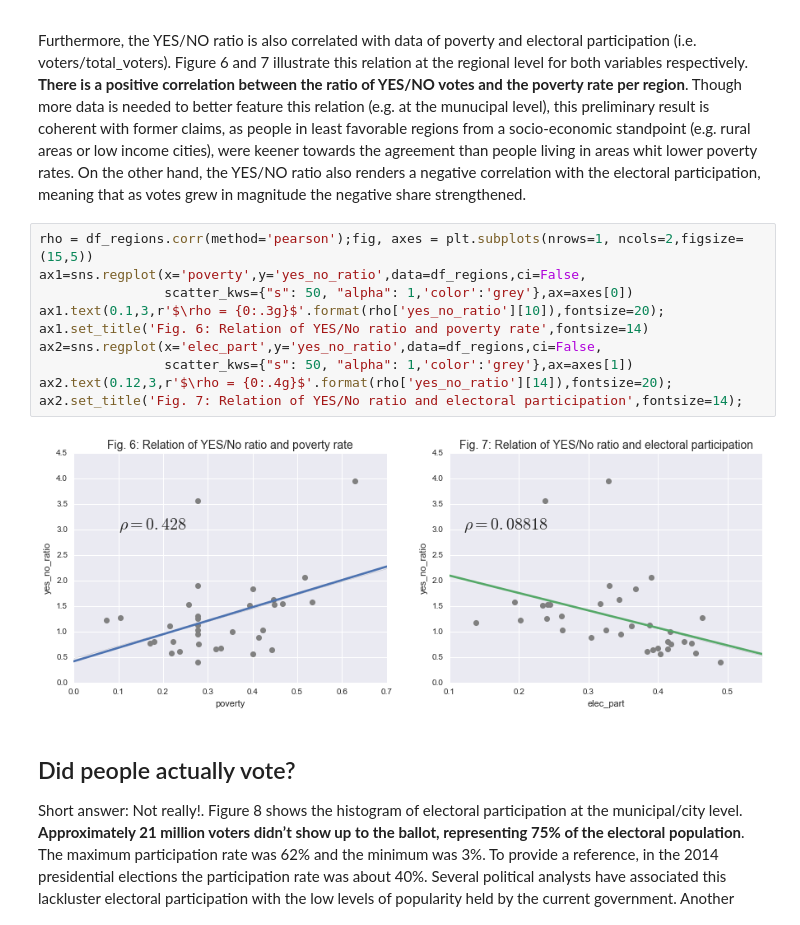
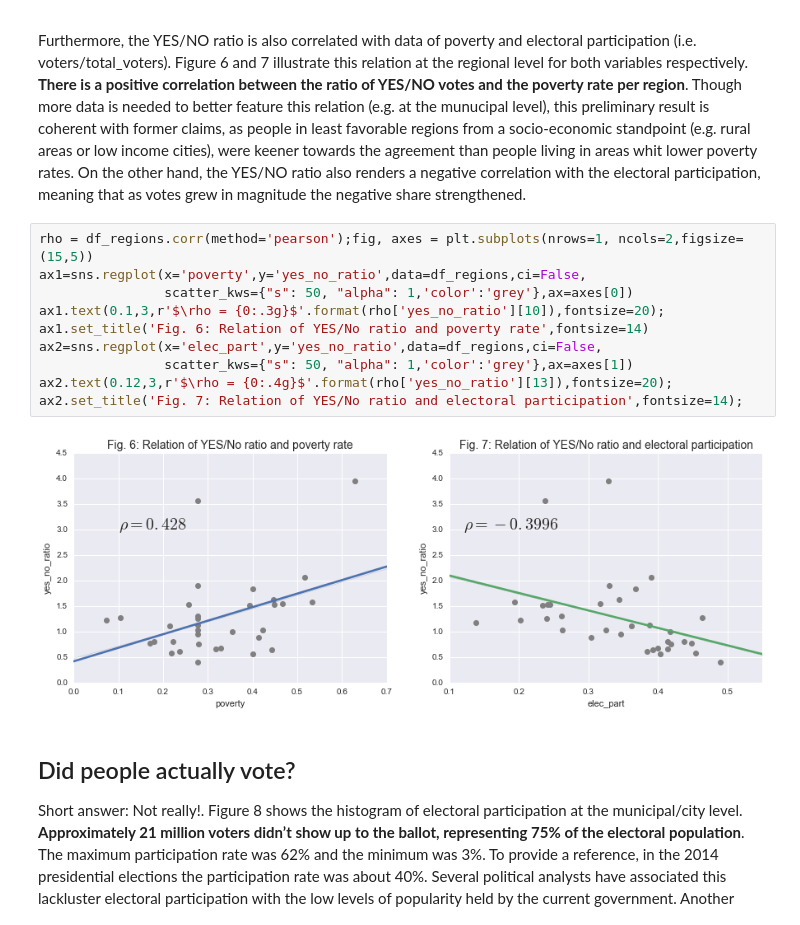
Before and after one commit to gvizcaino/Tutorial, a Jupyter notebook: 2016_Colombian_plebiscite.ipynb, the cells around one changed output. Drawn from its saved outputs; the diff is of its cells as text.

```diff
--- a/2016_Colombian_plebiscite.ipynb
+++ b/2016_Colombian_plebiscite.ipynb
@@ -271,15 +271,15 @@ Furthermore, the YES/NO ratio is also correlated with data of poverty and electo
 # %%
 rho = df_regions.corr(method='pearson');fig, axes = plt.subplots(nrows=1, ncols=2,figsize=(15,5))
 ax1=sns.regplot(x='poverty',y='yes_no_ratio',data=df_regions,ci=False,
                 scatter_kws={"s": 50, "alpha": 1,'color':'grey'},ax=axes[0])
 ax1.text(0.1,3,r'$\rho = {0:.3g}$'.format(rho['yes_no_ratio'][10]),fontsize=20);
 ax1.set_title('Fig. 6: Relation of YES/No ratio and poverty rate',fontsize=14)
 ax2=sns.regplot(x='elec_part',y='yes_no_ratio',data=df_regions,ci=False,
                 scatter_kws={"s": 50, "alpha": 1,'color':'grey'},ax=axes[1])
-ax2.text(0.12,3,r'$\rho = {0:.4g}$'.format(rho['yes_no_ratio'][14]),fontsize=20);
+ax2.text(0.12,3,r'$\rho = {0:.4g}$'.format(rho['yes_no_ratio'][13]),fontsize=20);
 ax2.set_title('Fig. 7: Relation of YES/No ratio and electoral participation',fontsize=14);
 # %% [output]
-[figure, old version]
+[figure, new version]
 # %% [markdown]
 ## Did people actually vote?
 Short answer: Not really!. Figure 8 shows the histogram of electoral participation at the municipal/city level. **Approximately 21 million voters didn’t show up to the ballot, representing 75% of the electoral population**. The maximum participation rate was 62% and the minimum was 3%. To provide a reference, in the 2014 presidential elections the participation rate was about 40%. Several political analysts have associated this lackluster electoral participation with the low levels of popularity held by the current government. Another likely reason is the unfortunate effect of Hurricane Matthew in its journey near the North-cost during that weekend.
```
